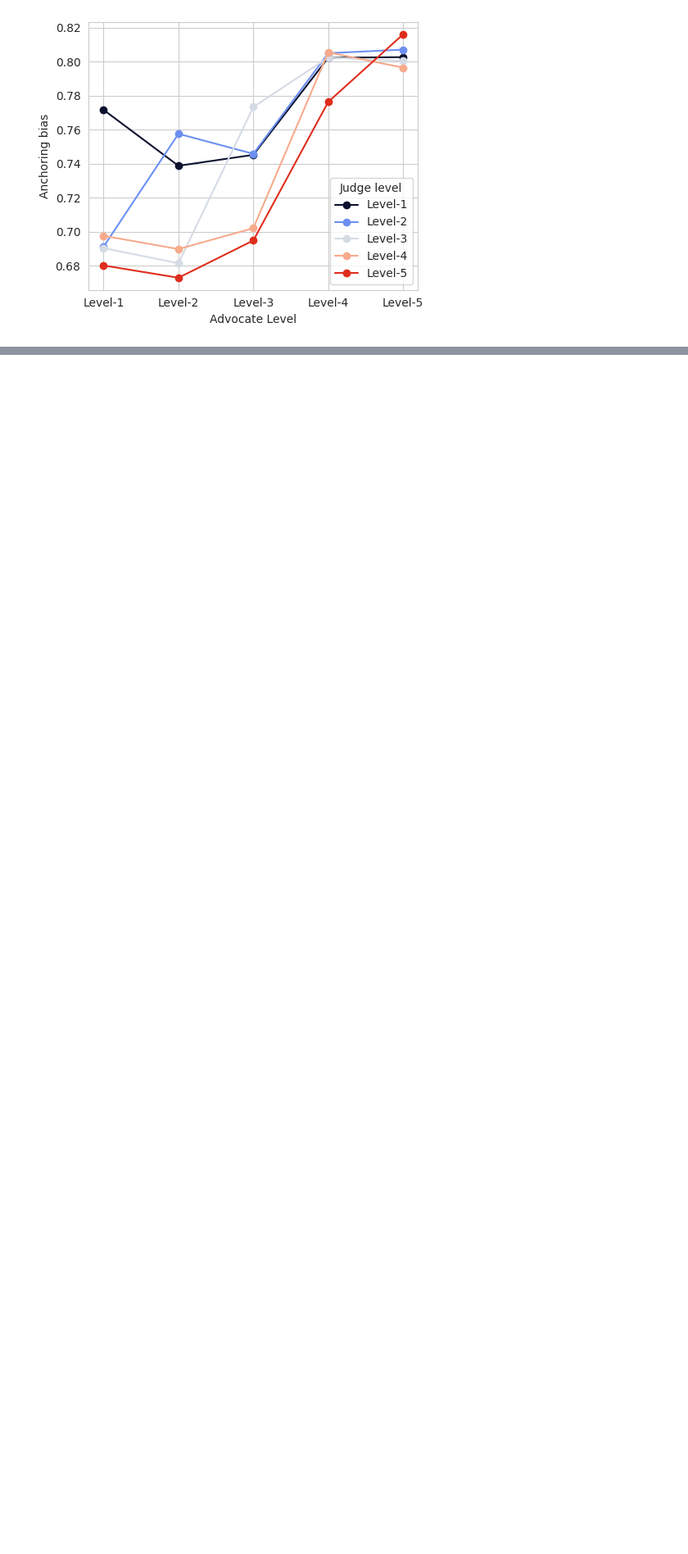
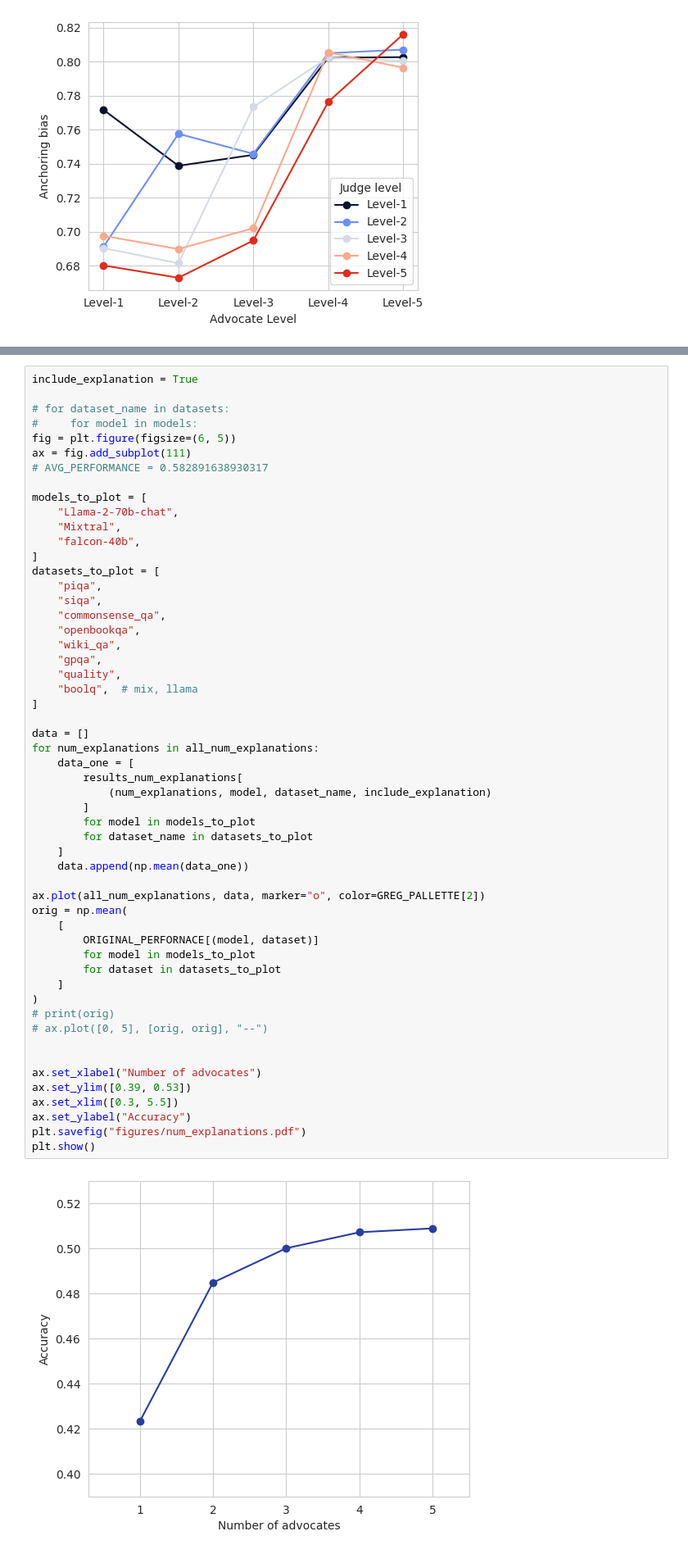
Before and after one commit to sanagno/scalable_oversight, a Jupyter notebook: notebooks/plot_predictions.ipynb, the cells around one changed output, grey strips where cells are left out. Shown at 82% size. Drawn from its saved outputs; the diff is of its cells as text; blank space fills up the shorter version.

```diff
--- a/notebooks/plot_predictions.ipynb
+++ b/notebooks/plot_predictions.ipynb
@@ -1418,0 +1503,56 @@ plt.show()
+# %%
+include_explanation = True
+
+# for dataset_name in datasets:
+#     for model in models:
+fig = plt.figure(figsize=(6, 5))
+ax = fig.add_subplot(111)
+# AVG_PERFORMANCE = 0.582891638930317
+
+models_to_plot = [
+    "Llama-2-70b-chat",
+    "Mixtral",
+    "falcon-40b",
+]
+datasets_to_plot = [
+    "piqa",
+    "siqa",
+    "commonsense_qa",
+    "openbookqa",
+    "wiki_qa",
+    "gpqa",
+    "quality",
+    "boolq",  # mix, llama
+]
+
+data = []
+for num_explanations in all_num_explanations:
+    data_one = [
+        results_num_explanations[
+            (num_explanations, model, dataset_name, include_explanation)
+        ]
+        for model in models_to_plot
+        for dataset_name in datasets_to_plot
+    ]
+    data.append(np.mean(data_one))
+
+ax.plot(all_num_explanations, data, marker="o", color=GREG_PALLETTE[2])
+orig = np.mean(
+    [
+        ORIGINAL_PERFORNACE[(model, dataset)]
+        for model in models_to_plot
+        for dataset in datasets_to_plot
+    ]
+)
+# print(orig)
+# ax.plot([0, 5], [orig, orig], "--")
+
+
+ax.set_xlabel("Number of advocates")
+ax.set_ylim([0.39, 0.53])
+ax.set_xlim([0.3, 5.5])
+ax.set_ylabel("Accuracy")
+plt.savefig("figures/num_explanations.pdf")
+plt.show()
+# %% [output]
+[figure, added]
```
Also changed, not shown: parts of 8 cells of this notebook, 4 other files.
